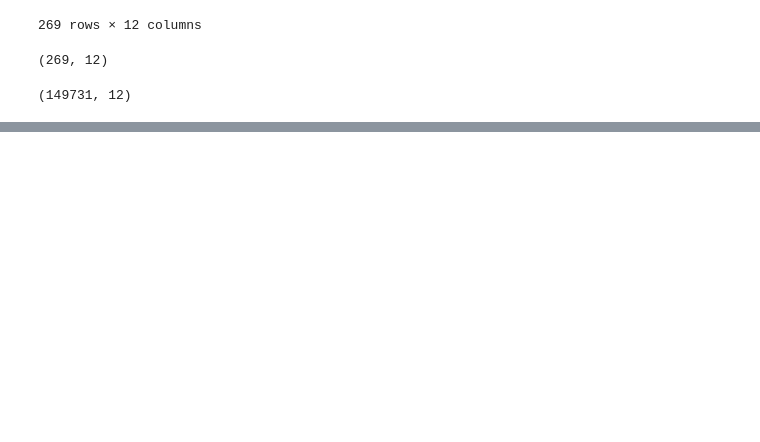
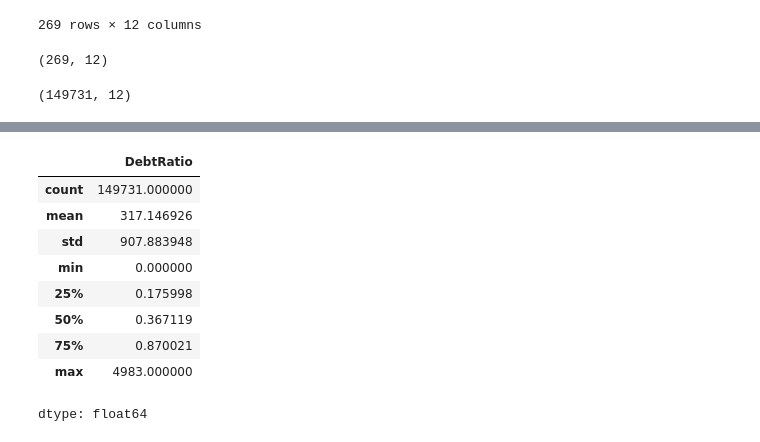
Before and after one commit to C0deB3ast/Data_analysis_work, a Jupyter notebook: Give_me_some_Credit.ipynb, the cells around one changed output, grey strips where cells are left out. Cells and saved outputs as stored; diff of their text form; code cells hidden in the pictures; blank space fills up the shorter version.

```diff
--- a/Give_me_some_Credit.ipynb
+++ b/Give_me_some_Credit.ipynb
@@ -128,0 +173,13 @@ df.shape
+# %%
+df['DebtRatio'].describe()
+# %% [output]
+|  | DebtRatio |
+| count | 149731.000000 |
+| mean | 317.146926 |
+| std | 907.883948 |
+| min | 0.000000 |
+| 25% | 0.175998 |
+| 50% | 0.367119 |
+| 75% | 0.870021 |
+| max | 4983.000000 |
+dtype: float64
```
Also changed, not shown: parts of 8 cells of this notebook.
